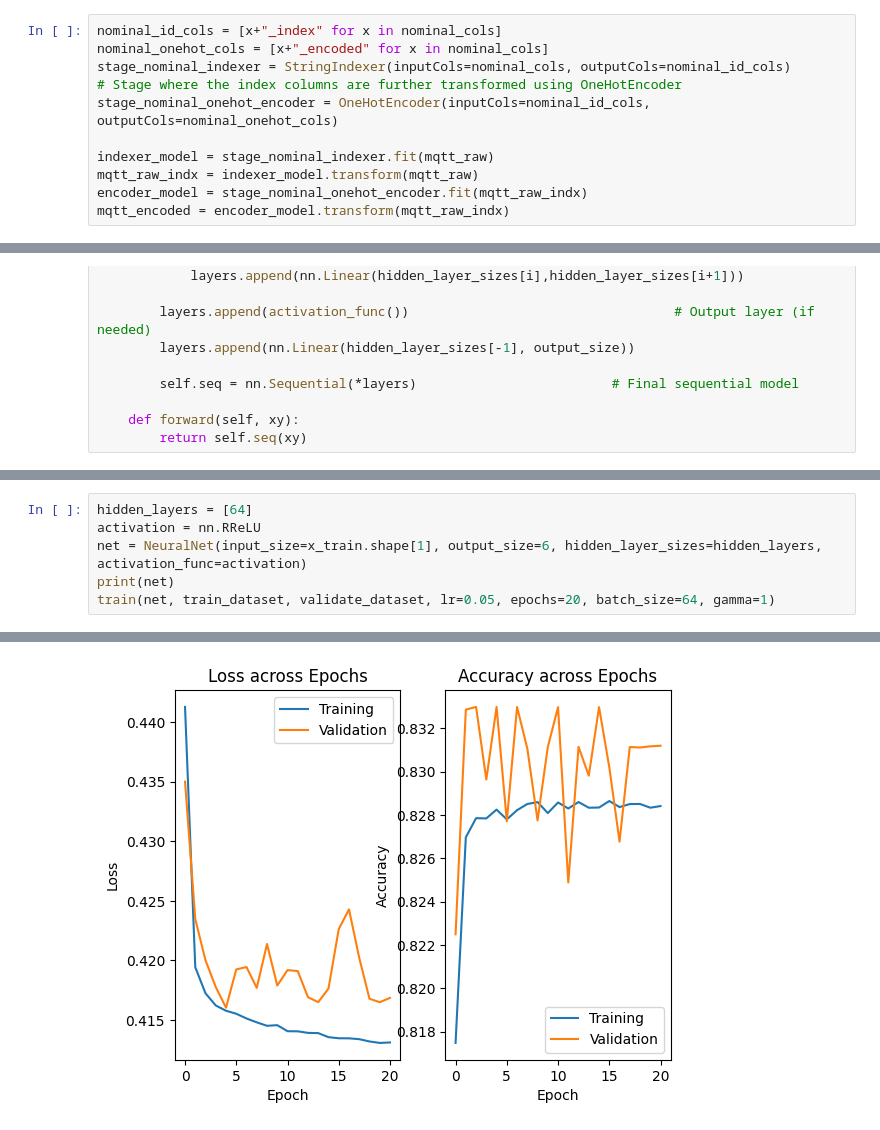
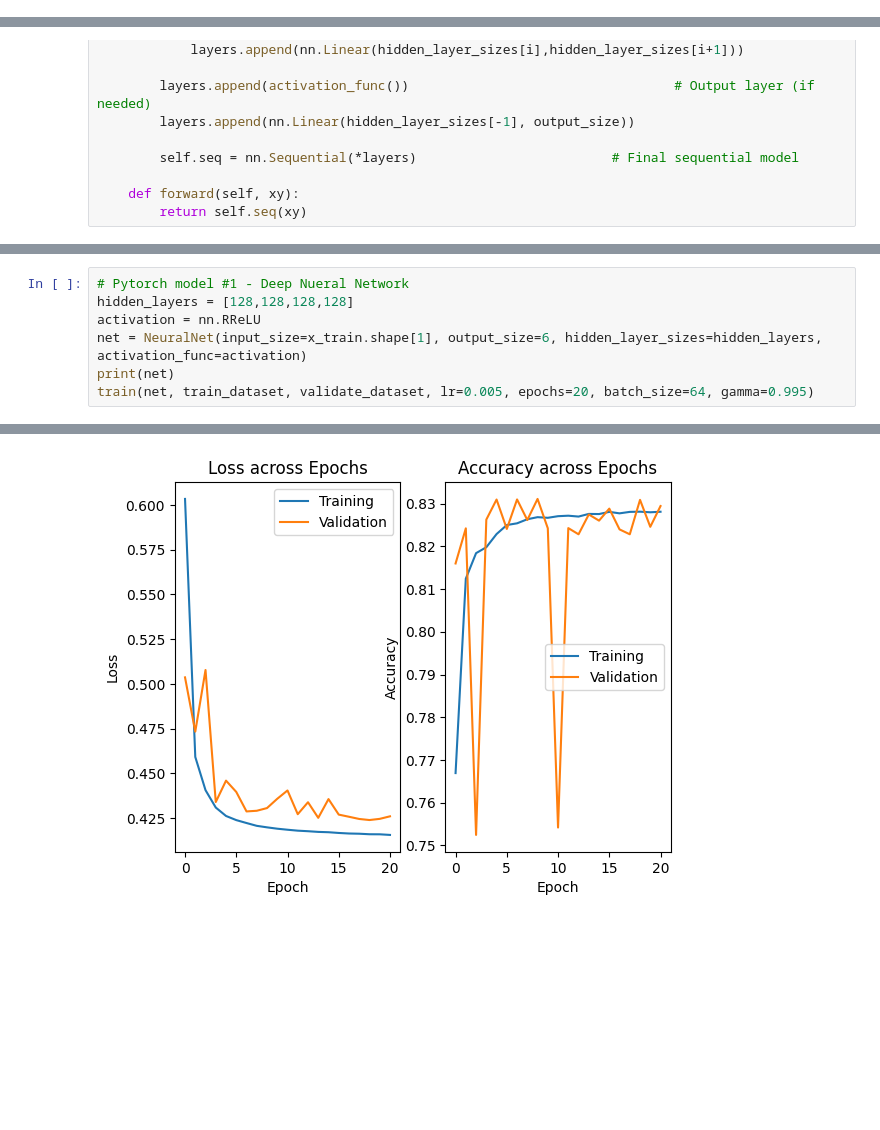
Before and after one commit to Systems-and-Toolchains-Fall-2023/course-project-option-2-satijapratik, a Jupyter notebook: machineLearning.ipynb, the cells around one changed output, grey strips where cells are left out. Saved outputs shown, nothing was run; the diff lists cells and outputs as text; blank space fills up the shorter version.

```diff
--- a/machineLearning.ipynb
+++ b/machineLearning.ipynb
@@ -110,11 +104,0 @@ columns_to_drop = ["mqtt_msg", "mqtt_conack_flags", "mqtt_conflags",
-# %%
-nominal_id_cols = [x+"_index" for x in nominal_cols]
-nominal_onehot_cols = [x+"_encoded" for x in nominal_cols]
-stage_nominal_indexer = StringIndexer(inputCols=nominal_cols, outputCols=nominal_id_cols)
-# Stage where the index columns are further transformed using OneHotEncoder
-stage_nominal_onehot_encoder = OneHotEncoder(inputCols=nominal_id_cols, outputCols=nominal_onehot_cols)
-
-indexer_model = stage_nominal_indexer.fit(mqtt_raw)
-mqtt_raw_indx = indexer_model.transform(mqtt_raw)
-encoder_model = stage_nominal_onehot_encoder.fit(mqtt_raw_indx)
-mqtt_encoded = encoder_model.transform(mqtt_raw_indx)
@@ -503,11 +406,12 @@ def train(model, train_data, val_data, lr = 0.01, epochs = 1000, batch_size=32,
 
     return
 # %%
-hidden_layers = [64]
+# Pytorch model #1 - Deep Nueral Network
+hidden_layers = [128,128,128,128]
 activation = nn.RReLU
 net = NeuralNet(input_size=x_train.shape[1], output_size=6, hidden_layer_sizes=hidden_layers, activation_func=activation)
 print(net)
-train(net, train_dataset, validate_dataset, lr=0.05, epochs=20, batch_size=64, gamma=1)
+train(net, train_dataset, validate_dataset, lr=0.005, epochs=20, batch_size=64, gamma=0.995)
 # %% [output]
 NeuralNet(
   (seq): Sequential(
@@ -530,4 +434,4 @@ Epoch   20 of 20:   Train Loss = 0.413   Validation Loss = 0.417   Train Acc  =
-[figure, old version]
+[figure, new version]
 # %%
 best_model = NeuralNet(input_size=x_train.shape[1], output_size=6, hidden_layer_sizes=hidden_layers, activation_func=activation)
 best_model.load_state_dict(torch.load("current_best_model"))
```
Also changed, not shown: parts of 19 cells of this notebook.
